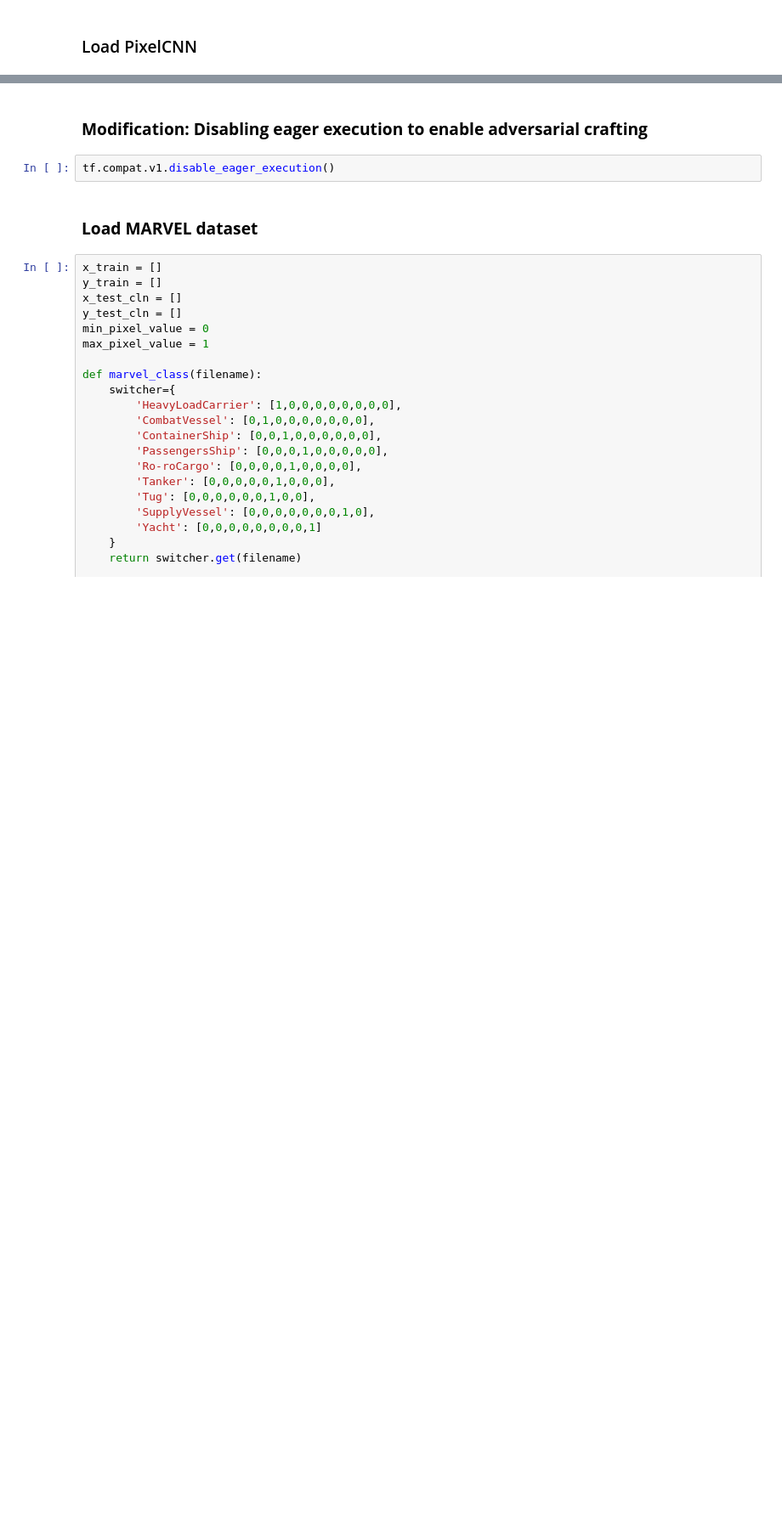
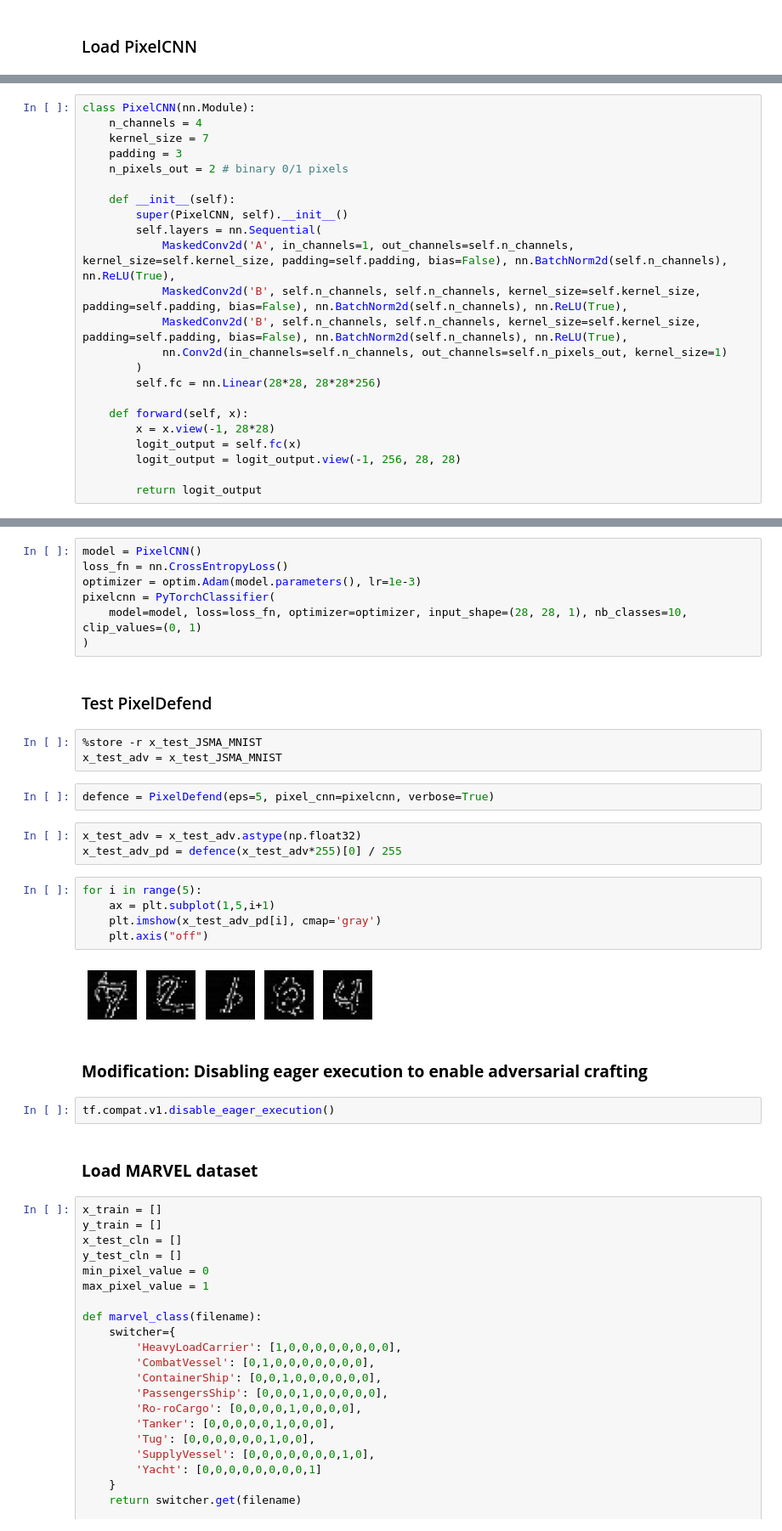
Before and after one commit to aydrienlaw/Adversarial-A.I., a Jupyter notebook: PixelDefend.ipynb, the cells around one changed output, grey strips where cells are left out. Shown at 85% size. Saved outputs shown, nothing was run; the diff lists cells and outputs as text; blank space fills up the shorter version.

```diff
--- a/PixelDefend.ipynb
+++ b/PixelDefend.ipynb
@@ -30,0 +177,23 @@ from art.utils import load_mnist
+# %%
+class PixelCNN(nn.Module):
+    n_channels = 4
+    kernel_size = 7
+    padding = 3
+    n_pixels_out = 2 # binary 0/1 pixels
+
+    def __init__(self):
+        super(PixelCNN, self).__init__()
+        self.layers = nn.Sequential(
+            MaskedConv2d('A', in_channels=1, out_channels=self.n_channels, kernel_size=self.kernel_size, padding=self.padding, bias=False), nn.BatchNorm2d(self.n_channels), nn.ReLU(True),
+            MaskedConv2d('B', self.n_channels, self.n_channels, kernel_size=self.kernel_size, padding=self.padding, bias=False), nn.BatchNorm2d(self.n_channels), nn.ReLU(True),
+            MaskedConv2d('B', self.n_channels, self.n_channels, kernel_size=self.kernel_size, padding=self.padding, bias=False), nn.BatchNorm2d(self.n_channels), nn.ReLU(True),
+            nn.Conv2d(in_channels=self.n_channels, out_channels=self.n_pixels_out, kernel_size=1)
+        )
+        self.fc = nn.Linear(28*28, 28*28*256)
+
+    def forward(self, x):
+        x = x.view(-1, 28*28)
+        logit_output = self.fc(x)
+        logit_output = logit_output.view(-1, 256, 28, 28)
+
+        return logit_output
@@ -31,3 +396,27 @@ from art.utils import load_mnist
+# %%
+model = PixelCNN()
+loss_fn = nn.CrossEntropyLoss()
+optimizer = optim.Adam(model.parameters(), lr=1e-3)
+pixelcnn = PyTorchClassifier(
+    model=model, loss=loss_fn, optimizer=optimizer, input_shape=(28, 28, 1), nb_classes=10, clip_values=(0, 1)
+)
+# %% [markdown]
+### Test PixelDefend
+# %%
+%store -r x_test_JSMA_MNIST
+x_test_adv = x_test_JSMA_MNIST
+# %%
+defence = PixelDefend(eps=5, pixel_cnn=pixelcnn, verbose=True)
+# %%
+x_test_adv = x_test_adv.astype(np.float32)
+x_test_adv_pd = defence(x_test_adv*255)[0] / 255
+# %%
+for i in range(5):
+    ax = plt.subplot(1,5,i+1)
+    plt.imshow(x_test_adv_pd[i], cmap='gray')
+    plt.axis("off")
+# %% [output]
+[figure, added]
 # %% [markdown]
 ### **Modification: Disabling eager execution to enable adversarial crafting**
 # %%
```
Also changed, not shown: parts of 48 cells of this notebook.
